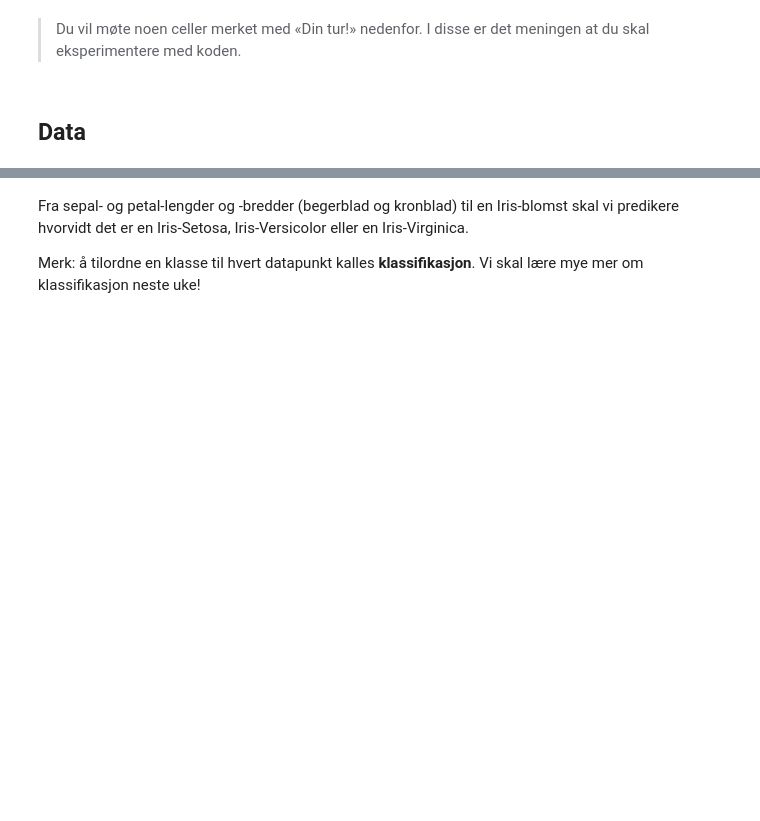
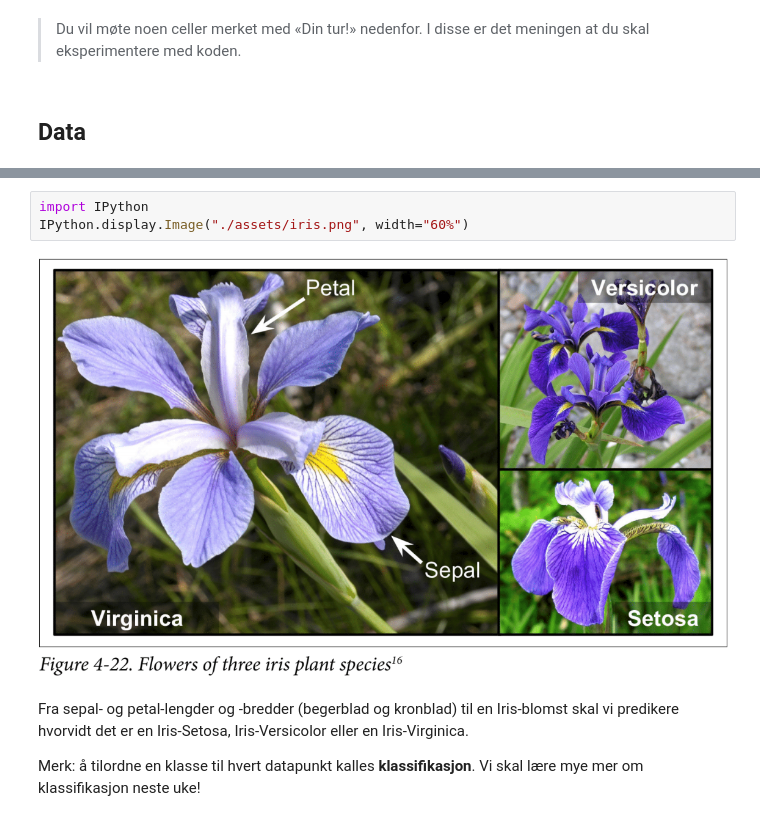
Before and after one commit to xyXiangYu/DAT158ML, a Jupyter notebook: Del1-intro/DAT158-Del1-enkle_eksempler.ipynb, the cells around one changed output, grey strips where cells are left out. Cells and saved outputs as stored; diff of their text form; blank space fills up the shorter version.

```diff
--- a/Del1-intro/DAT158-Del1-enkle_eksempler.ipynb
+++ b/Del1-intro/DAT158-Del1-enkle_eksempler.ipynb
@@ -17,3 +13,8 @@ Vi skal bruke et klassisk datasett: Iris
+# %%
+import IPython
+IPython.display.Image("./assets/iris.png", width="60%")
+# %% [output]
+[figure, added]
 # %% [markdown]
 Fra sepal- og petal-lengder og -bredder (begerblad og kronblad) til en Iris-blomst skal vi predikere hvorvidt det er en Iris-Setosa, Iris-Versicolor eller en Iris-Virginica.
 
```
Also changed, not shown: parts of 1 cell of this notebook.
